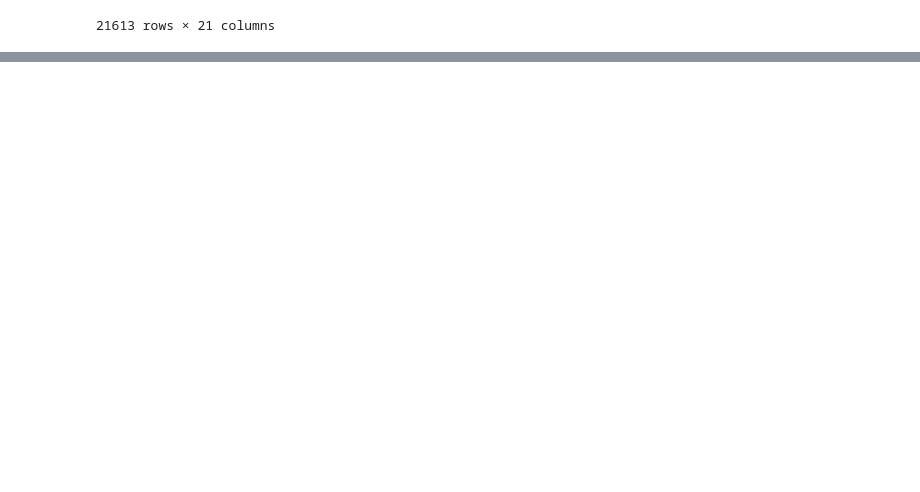
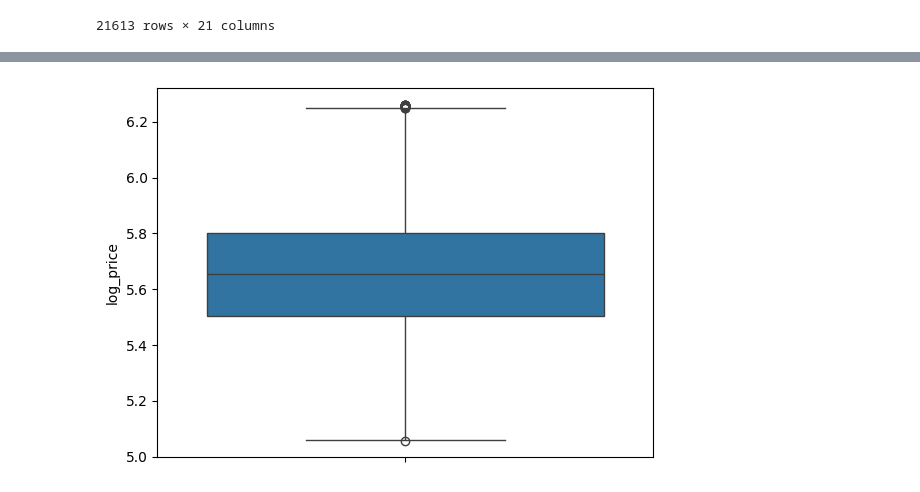
Before and after one commit to PacoFletcher/Web_data_house_pricing, a Jupyter notebook: rama_test.ipynb, the cells around one changed output, grey strips where cells are left out. Cells and saved outputs as stored; diff of their text form; code cells hidden in the pictures; blank space fills up the shorter version.

```diff
--- a/rama_test.ipynb
+++ b/rama_test.ipynb
@@ -22,0 +80,12 @@ df
+# %%
+def remove_outliers(df,colm):
+  for col in colm:
+    Q1 = df[col].quantile(0.25)
+    Q3 = df[col].quantile(0.75)
+    IQR = Q3 - Q1
+
+    lower_bound = Q1 - 1.5 * IQR
+    upper_bound = Q3 + 1.5 * IQR
+
+    df = df[(df[col] >= lower_bound) & (df[col] <= upper_bound)]
+  return df
@@ -22,0 +113,2 @@ df
+# %%
+df["log_price"] = np.log10(df["price"])
@@ -22,0 +117,6 @@ df
+# %%
+df  = remove_outliers(df, ["log_price"])
+# %%
+sns.boxplot(df["log_price"]);
+# %% [output]
+[figure, added]
```
Also changed, not shown: parts of 27 cells of this notebook, 1 other file.
